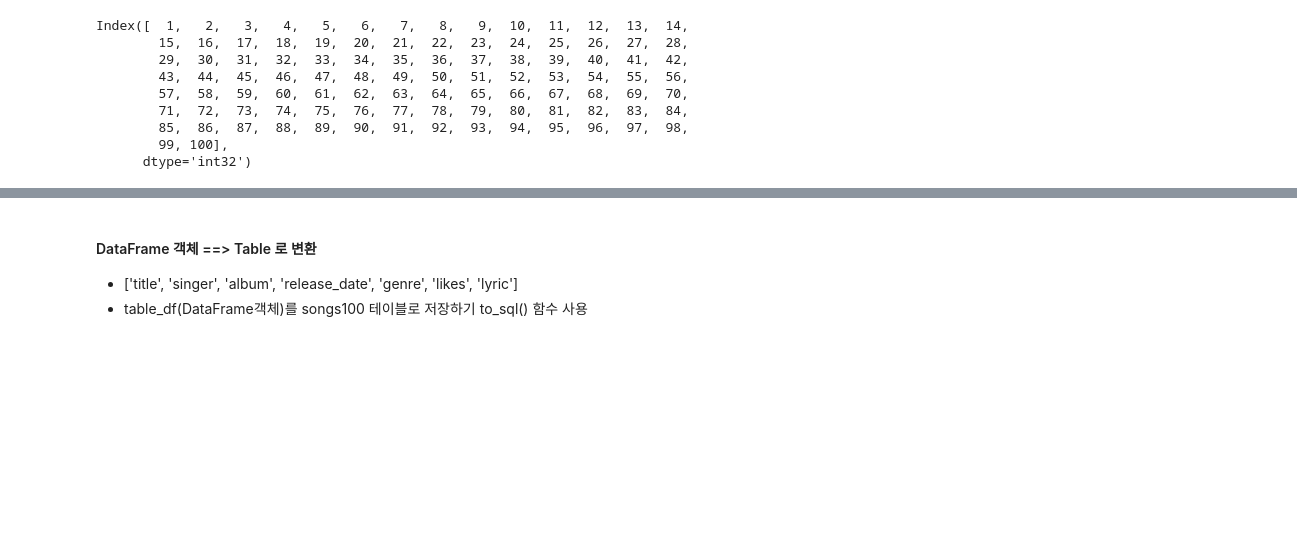
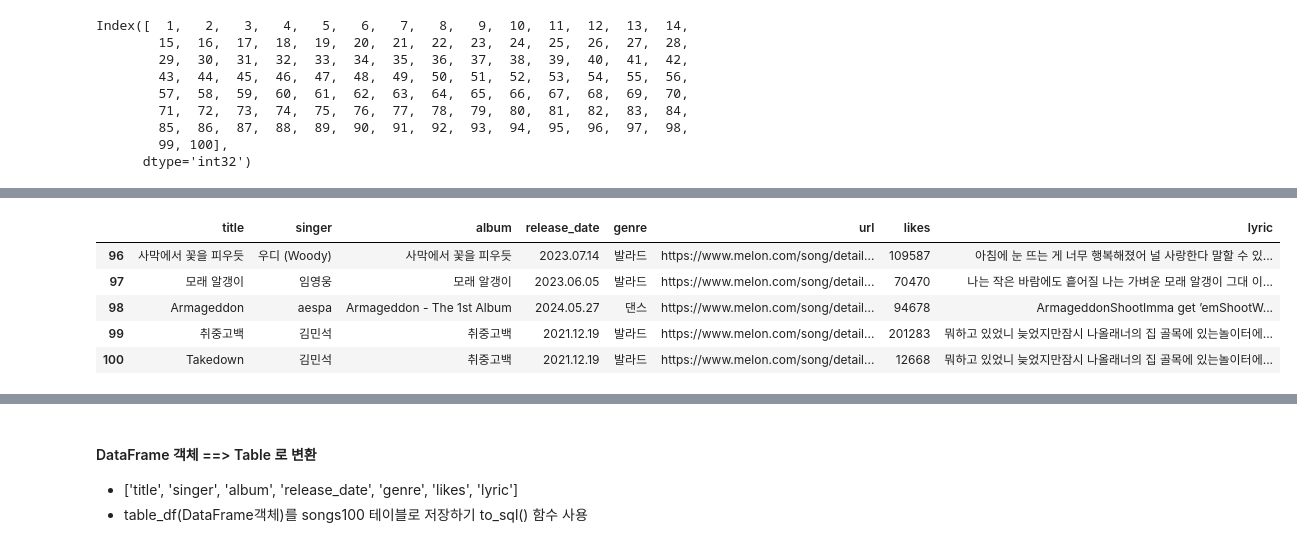
Before and after one commit to yeoleum0721/Python_Webscraping_Anaylsis, a Jupyter notebook: 04.Melon100차트_데이터파싱_DB저장.ipynb, the cells around one changed output, grey strips where cells are left out. Cells and saved outputs as stored; diff of their text form; code cells hidden in the pictures; blank space fills up the shorter version.

```diff
--- a/04.Melon100차트_데이터파싱_DB저장.ipynb
+++ b/04.Melon100차트_데이터파싱_DB저장.ipynb
@@ -284,10 +389,10 @@ Required-by:
 # %%
 #index 값의 1 부터 시작하도록 설정
-# import numpy as np
+import numpy as np
 
 #index 변경
-# table_df.index = np.arange(1, len(table_df)+1)
-# table_df.index
+table_df.index = np.arange(1, len(table_df)+1)
+table_df.index
 # %% [output]
 Index([  1,   2,   3,   4,   5,   6,   7,   8,   9,  10,  11,  12,  13,  14,
         15,  16,  17,  18,  19,  20,  21,  22,  23,  24,  25,  26,  27,  28,
@@ -307,2 +406,11 @@ Index([  1,   2,   3,   4,   5,   6,   7,   8,   9,  10,  11,  12,  13,  14,
+# %%
+table_df.tail(5)
+# %% [output]
+|  | title | singer | album | release_date | genre | url | likes | lyric |
+| 96 | 사막에서 꽃을 피우듯 | 우디 (Woody) | 사막에서 꽃을 피우듯 | 2023.07.14 | 발라드 | https://www.melon.com/song/detail... | 109587 | 아침에 눈 뜨는 게 너무 행복해졌어 널 사랑한다 말할 수 있... |
+| 97 | 모래 알갱이 | 임영웅 | 모래 알갱이 | 2023.06.05 | 발라드 | https://www.melon.com/song/detail... | 70470 | 나는 작은 바람에도 흩어질 나는 가벼운 모래 알갱이 그대 이... |
+| 98 | Armageddon | aespa | Armageddon - The 1st Album | 2024.05.27 | 댄스 | https://www.melon.com/song/detail... | 94678 | ArmageddonShootImma get ’emShootW... |
+| 99 | 취중고백 | 김민석 | 취중고백 | 2021.12.19 | 발라드 | https://www.melon.com/song/detail... | 201283 | 뭐하고 있었니 늦었지만잠시 나올래너의 집 골목에 있는놀이터에... |
+| 100 | Takedown | 김민석 | 취중고백 | 2021.12.19 | 발라드 | https://www.melon.com/song/detail... | 12668 | 뭐하고 있었니 늦었지만잠시 나올래너의 집 골목에 있는놀이터에... |
 # %%
 # url 컬럼 삭제하기 axis=1은 column, axis=0 은 Row
```
Also changed, not shown: parts of 22 cells of this notebook, 2 other files.
